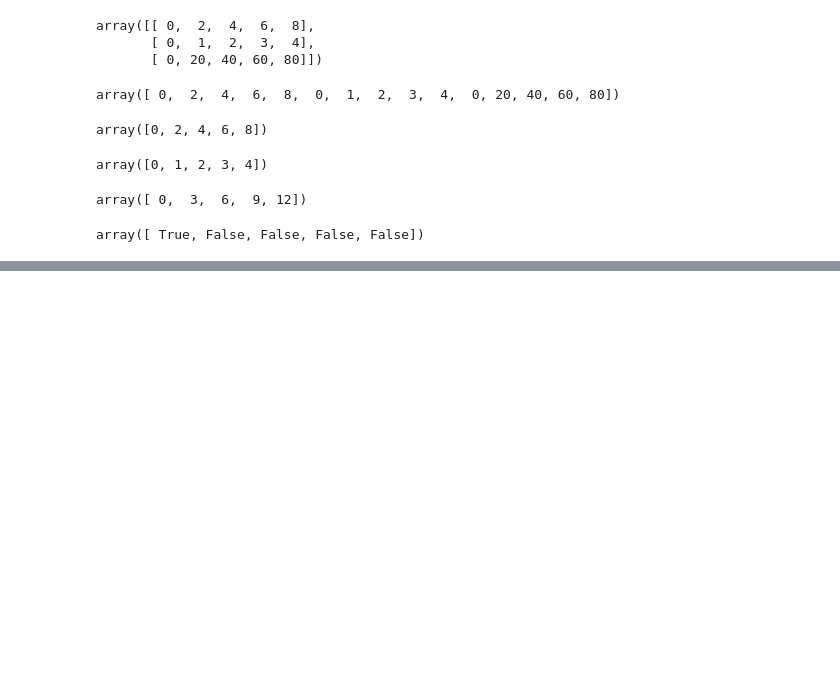
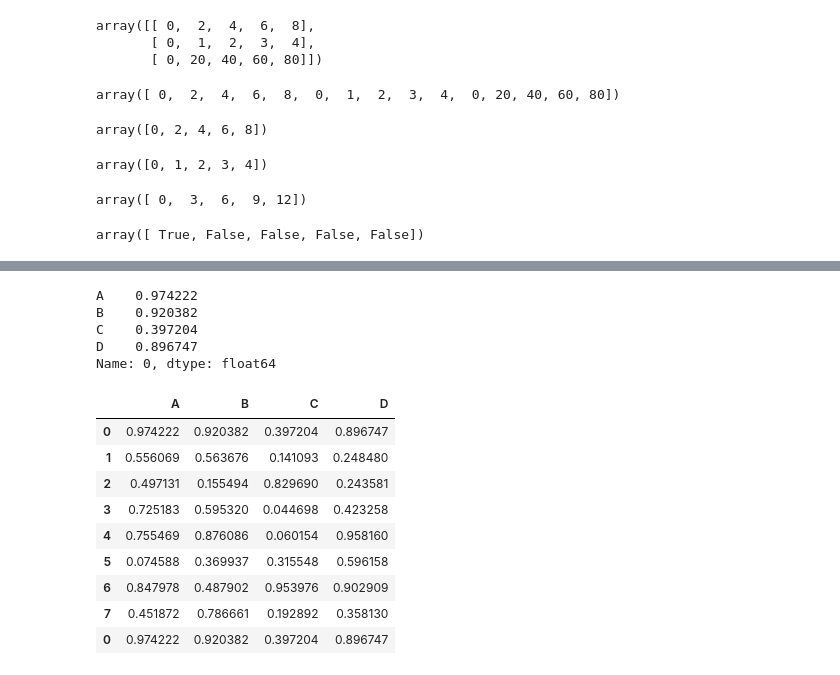
Before and after one commit to kawanodaiya/python, a Jupyter notebook: 20_code.ipynb, the cells around one changed output, grey strips where cells are left out. Drawn from its saved outputs; the diff is of its cells as text; code cells hidden in the pictures; blank space fills up the shorter version.

```diff
--- a/20_code.ipynb
+++ b/20_code.ipynb
@@ -104,0 +265,2 @@ array([ True, False, False, False, False])
+# %%
+df = pd.DataFrame(np.random.rand(8,4), columns = ['A', 'B', 'C', 'D'])
@@ -104,0 +279,22 @@ array([ True, False, False, False, False])
+# %%
+s = df.iloc[0]
+s
+# %% [output]
+A    0.974222
+B    0.920382
+C    0.397204
+D    0.896747
+Name: 0, dtype: float64
+# %%
+df.append(s)
+# %% [output]
+|  | A | B | C | D |
+| 0 | 0.974222 | 0.920382 | 0.397204 | 0.896747 |
+| 1 | 0.556069 | 0.563676 | 0.141093 | 0.248480 |
+| 2 | 0.497131 | 0.155494 | 0.829690 | 0.243581 |
+| 3 | 0.725183 | 0.595320 | 0.044698 | 0.423258 |
+| 4 | 0.755469 | 0.876086 | 0.060154 | 0.958160 |
+| 5 | 0.074588 | 0.369937 | 0.315548 | 0.596158 |
+| 6 | 0.847978 | 0.487902 | 0.953976 | 0.902909 |
+| 7 | 0.451872 | 0.786661 | 0.192892 | 0.358130 |
+| 0 | 0.974222 | 0.920382 | 0.397204 | 0.896747 |
```
Also changed, not shown: parts of 29 cells of this notebook.
